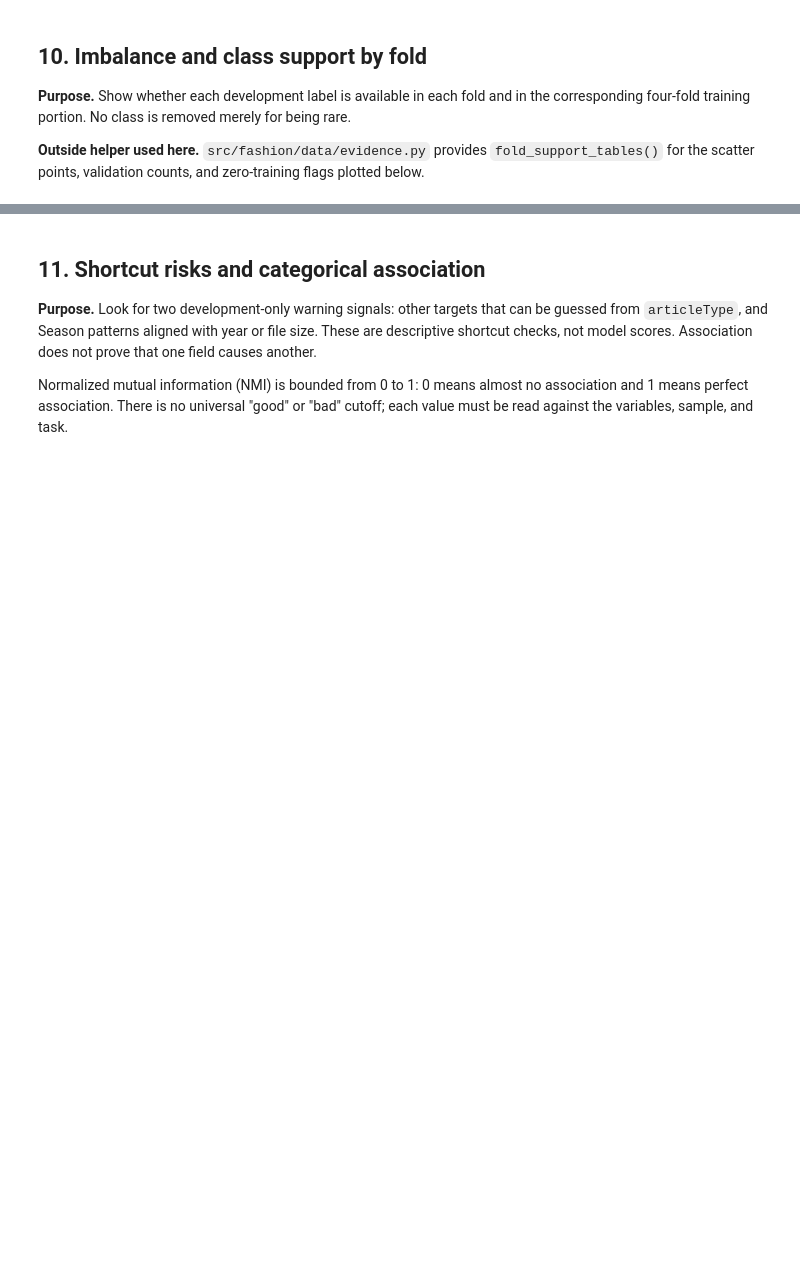
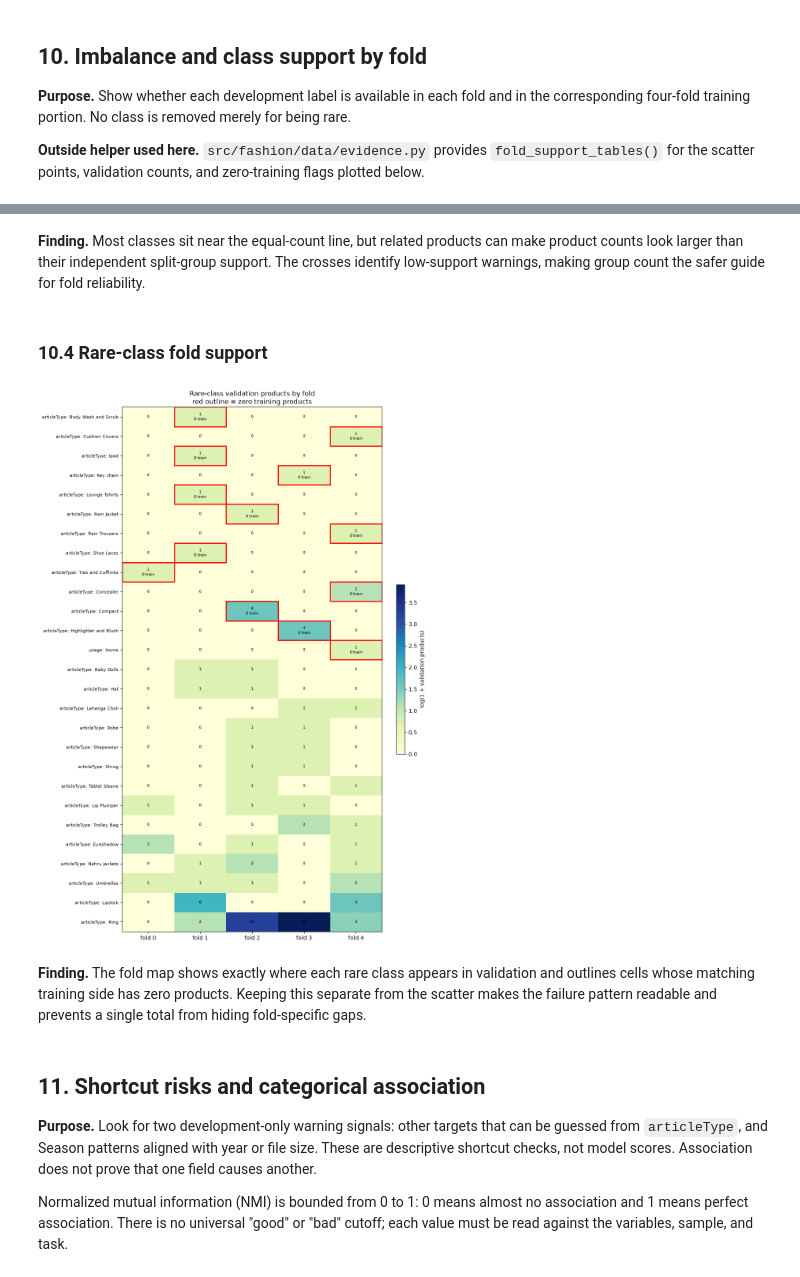
Before and after one commit to TrnLin/MLA2, a Jupyter notebook: notebooks/01_data_preparation.ipynb, the cells around one changed output, grey strips where cells are left out. Cells and saved outputs as stored; diff of their text form; code cells hidden in the pictures; blank space fills up the shorter version.

```diff
--- a/notebooks/01_data_preparation.ipynb
+++ b/notebooks/01_data_preparation.ipynb
@@ -1385,3 +1404,40 @@ only the training side of each round.
+# %% [markdown]
+**Finding.** Most classes sit near the equal-count line, but related products can make product counts look larger than their independent split-group support. The crosses identify low-support warnings, making group count the safer guide for fold reliability.
+# %% [markdown]
+### 10.4 Rare-class fold support
+# %%
+figure_height = max(10, 4 + 0.38 * len(rare_fold_counts))
+figure, axis = plt.subplots(figsize=(10, figure_height))
+heat_values = np.log1p(rare_fold_counts.to_numpy(dtype=float))
+heatmap = axis.imshow(heat_values, aspect="auto", cmap="YlGnBu")
+axis.set_xticks(range(rare_fold_counts.shape[1]), rare_fold_counts.columns)
+axis.set_yticks(range(rare_fold_counts.shape[0]), rare_fold_counts.index, fontsize=8)
+axis.set_title("Rare-class validation products by fold\nred outline = zero training products")
+for row_index in range(rare_fold_counts.shape[0]):
+    for column_index in range(rare_fold_counts.shape[1]):
+        count = int(rare_fold_counts.iloc[row_index, column_index])
+        is_untrainable = bool(untrainable_flags.iloc[row_index, column_index])
+        label = f"{count}\n0 train" if is_untrainable else str(count)
+        axis.text(column_index, row_index, label, ha="center", va="center", fontsize=7)
+        if is_untrainable:
+            axis.add_patch(
+                plt.Rectangle(
+                    (column_index - 0.5, row_index - 0.5),
+                    1,
+                    1,
+                    fill=False,
+                    edgecolor="red",
+                    linewidth=2,
+                )
+            )
+figure.colorbar(heatmap, ax=axis, fraction=0.03, label="log(1 + validation products)")
+figure.tight_layout()
+_ = save_figure(figure, "rare_class_fold_support.png")
+plt.show()
+# %% [output]
+[figure, added]
+# %% [markdown]
+**Finding.** The fold map shows exactly where each rare class appears in validation and outlines cells whose matching training side has zero products. Keeping this separate from the scatter makes the failure pattern readable and prevents a single total from hiding fold-specific gaps.
 # %% [markdown]
 ## 11. Shortcut risks and categorical association
 
```
Also changed, not shown: parts of 213 cells of this notebook, 20 other files.
